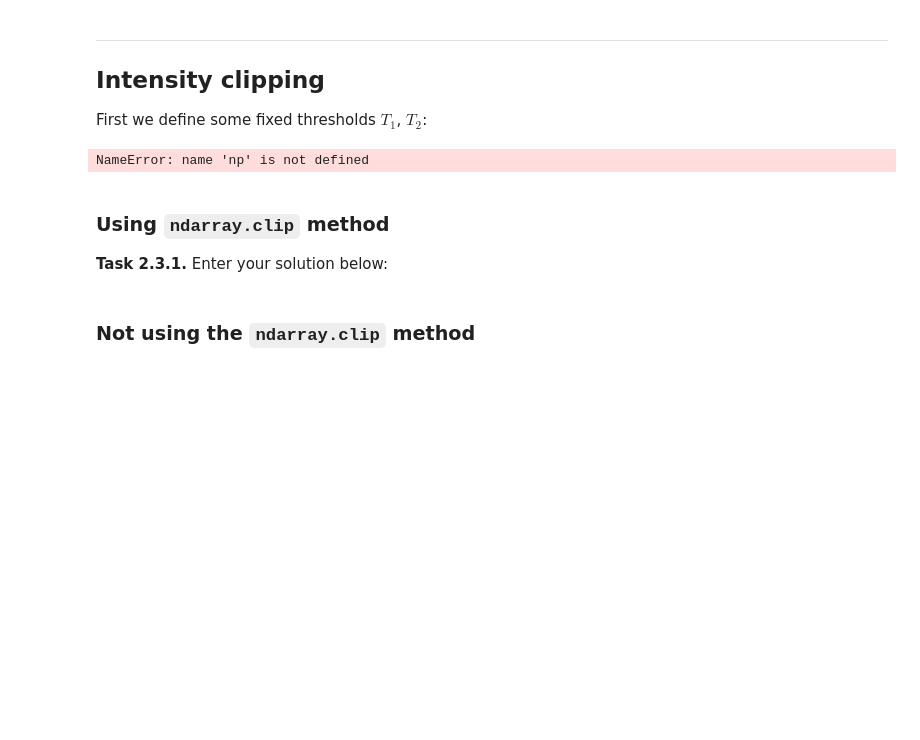
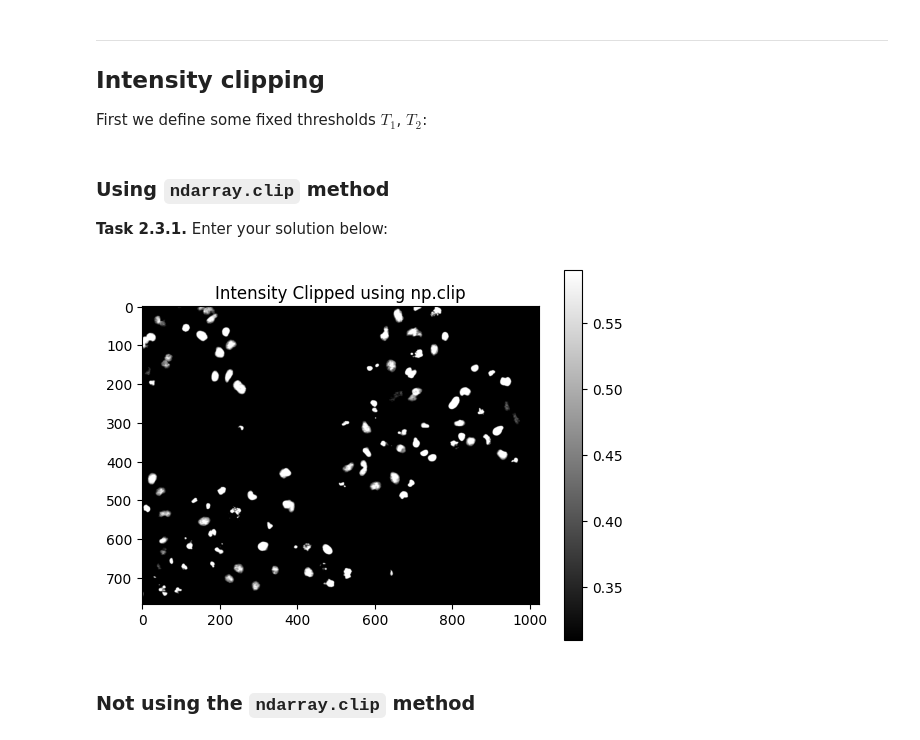
Before and after one commit to mertsoylemezova/mobi-fs3-python, a Jupyter notebook: task2.ipynb, the cells around one changed output. Cells and saved outputs as stored; diff of their text form; code cells hidden in the pictures; blank space fills up the shorter version.

```diff
--- a/task2.ipynb
+++ b/task2.ipynb
@@ -39,15 +52,3 @@ plt.show()
 ## Intensity clipping
 
 First we define some fixed thresholds $T_1$, $T_2$:
-# %%
-T1 = 0.31
-T2 = 0.59
-
-img_clipped = np.clip(img, T1, T2)
-plt.figure(figsize=(6, 6))
-plt.imshow(img_clipped, cmap='gray')
-plt.colorbar()
-plt.title("Intensity Clipped using np.clip")
-plt.show()
-# %% [output]
-NameError: name 'np' is not defined
@@ -55,6 +59,15 @@ NameError: name 'np' is not defined
 ### Using `ndarray.clip` method
 
 **<a id="#">Task 2.3.1.</a>** Enter your solution below:
+# %%
+img_clipped = img.clip(T1, T2)
+
+plt.imshow(img_clipped, cmap='gray')
+plt.colorbar()
+plt.title("Intensity Clipped using np.clip")
+plt.show()
+# %% [output]
+[figure, added]
 # %% [markdown]
 ### Not using the `ndarray.clip` method
 # %% [markdown]
```
Also changed, not shown: parts of 8 cells of this notebook.
